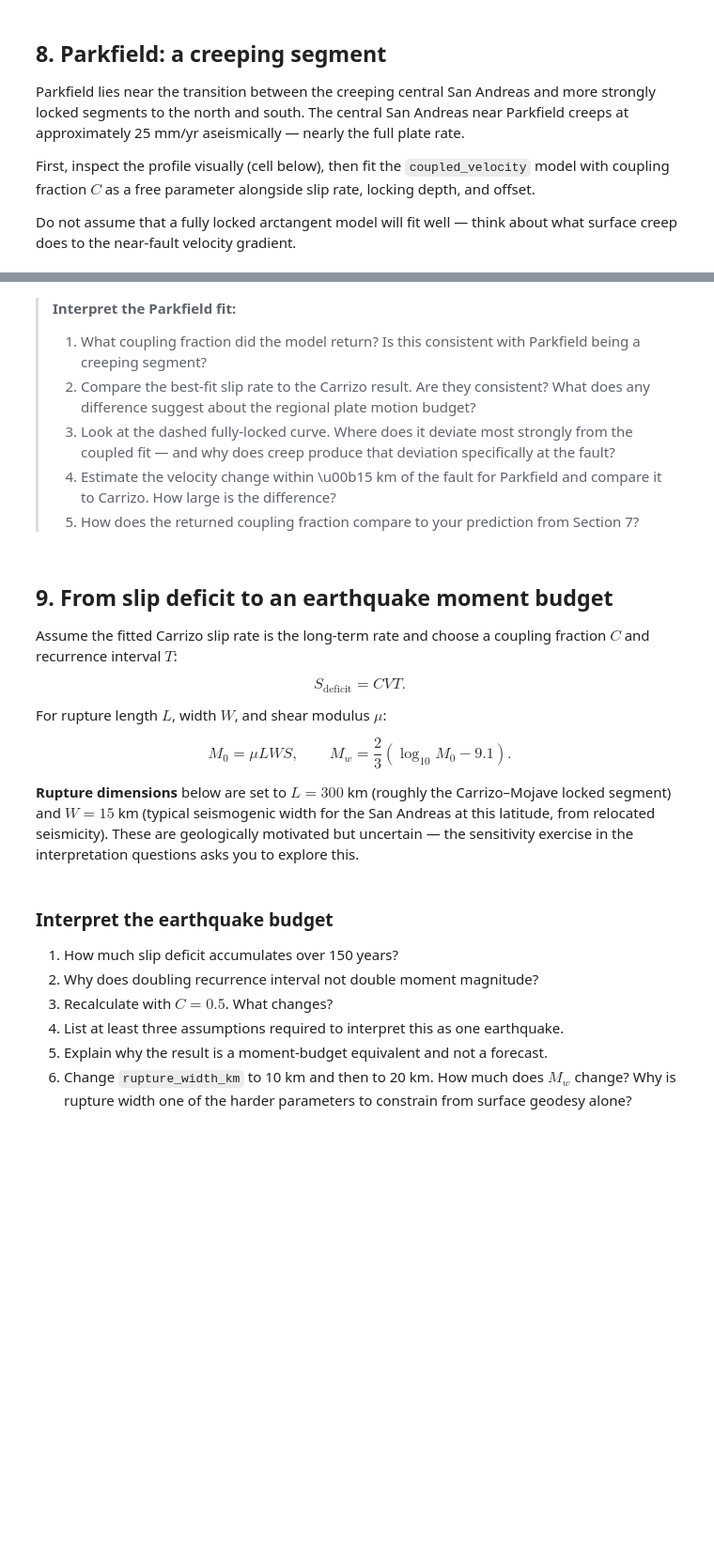
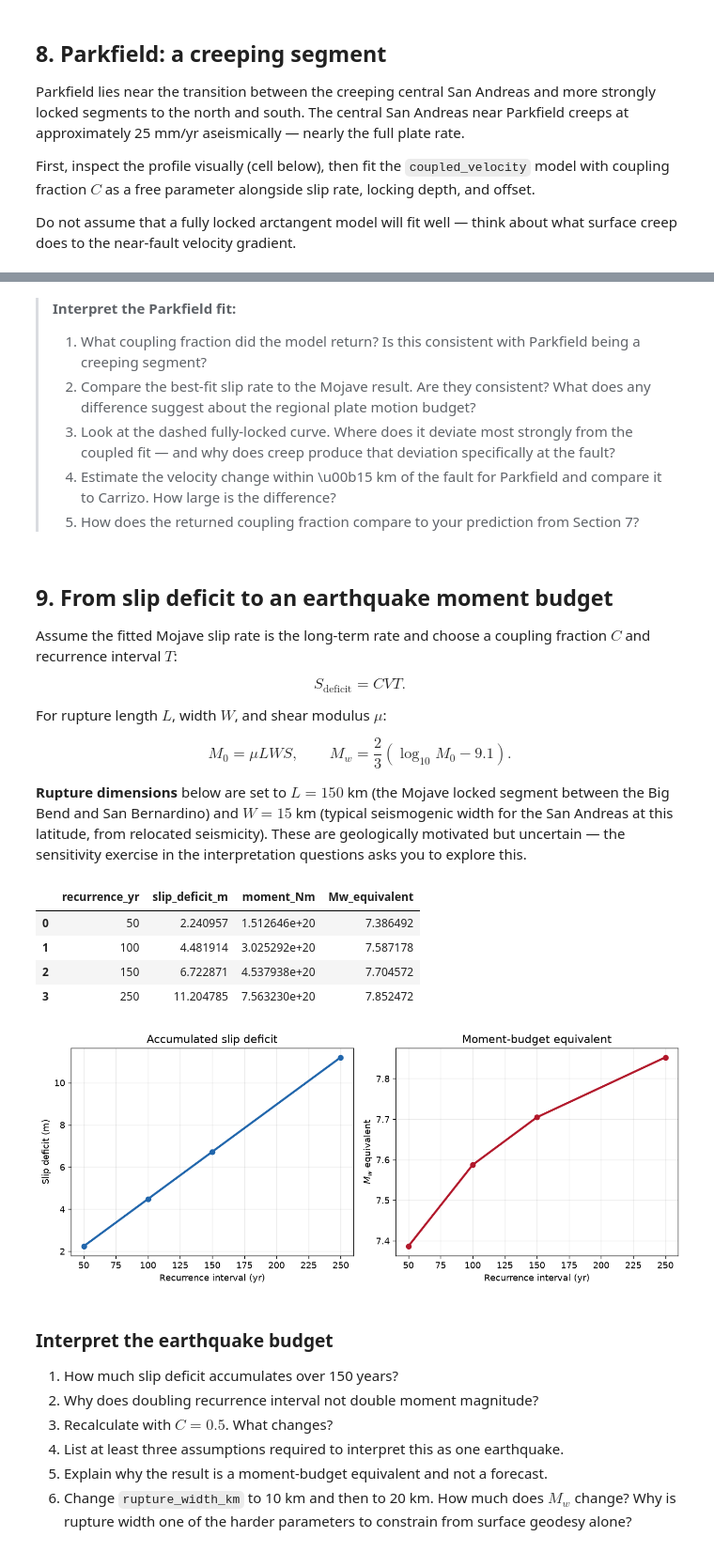
Before and after one commit to amtseismo/EPS166, a Jupyter notebook: notebooks/04_seismic_cycle.ipynb, the cells around one changed output, grey strips where cells are left out. Shown at 94% size. Drawn from its saved outputs; the diff is of its cells as text; code cells hidden in the pictures; blank space fills up the shorter version.

```diff
--- a/notebooks/04_seismic_cycle.ipynb
+++ b/notebooks/04_seismic_cycle.ipynb
@@ -573,14 +666,14 @@ plt.show()
 # %% [markdown]
 > **Interpret the Parkfield fit:**
 > 1. What coupling fraction did the model return? Is this consistent with Parkfield being a creeping segment?
-> 2. Compare the best-fit slip rate to the Carrizo result. Are they consistent? What does any difference suggest about the regional plate motion budget?
+> 2. Compare the best-fit slip rate to the Mojave result. Are they consistent? What does any difference suggest about the regional plate motion budget?
 > 3. Look at the dashed fully-locked curve. Where does it deviate most strongly from the coupled fit — and why does creep produce that deviation specifically at the fault?
 > 4. Estimate the velocity change within \u00b15 km of the fault for Parkfield and compare it to Carrizo. How large is the difference?
 > 5. How does the returned coupling fraction compare to your prediction from Section 7?
 # %% [markdown]
 ## 9. From slip deficit to an earthquake moment budget
 
-Assume the fitted Carrizo slip rate is the long-term rate and choose a coupling fraction $C$ and recurrence interval $T$:
+Assume the fitted Mojave slip rate is the long-term rate and choose a coupling fraction $C$ and recurrence interval $T$:
 
 $$
 S_{\text{deficit}} = C V T.
@@ -594,36 +687,43 @@ M_0 = \mu L W S,
 M_w = \frac{2}{3}\left(\log_{10} M_0 - 9.1\right).
 $$
 
-**Rupture dimensions** below are set to $L = 300$ km (roughly the Carrizo–Mojave locked segment) and $W = 15$ km (typical seismogenic width for the San Andreas at this latitude, from relocated seismicity). These are geologically motivated but uncertain — the sensitivity exercise in the interpretation questions asks you to explore this.
+**Rupture dimensions** below are set to $L = 150$ km (the Mojave locked segment between the Big Bend and San Bernardino) and $W = 15$ km (typical seismogenic width for the San Andreas at this latitude, from relocated seismicity). These are geologically motivated but uncertain — the sensitivity exercise in the interpretation questions asks you to explore this.
 # %%
 coupling = 1.0
 recurrence_years = np.array([50, 100, 150, 250])
-rupture_length_km = 300.0   # km — length of the Carrizo–Mojave locked segment
+rupture_length_km = 150.0   # km — length of the Mojave locked segment
 rupture_width_km  =  15.0   # km — seismogenic width; try 10 and 20 to test sensitivity
 shear_modulus_pa  =  30e9   # Pa — typical crustal shear modulus
 
 slip_deficit_m = coupling * (V_fit * 1e-3) * recurrence_years
 area_m2 = rupture_length_km*1e3 * rupture_width_km*1e3
 moment_nm = shear_modulus_pa * area_m2 * slip_deficit_m
 mw = (2/3) * (np.log10(moment_nm) - 9.1)
 
 budget = pd.DataFrame({
     "recurrence_yr": recurrence_years,
     "slip_deficit_m": slip_deficit_m,
     "moment_Nm": moment_nm,
     "Mw_equivalent": mw,
 })
 display(budget)
 
 fig, axes = plt.subplots(1, 2, figsize=(11, 4.5))
 axes[0].plot(recurrence_years, slip_deficit_m, "o-", color="#2166ac", lw=2.5)
 axes[0].set(xlabel="Recurrence interval (yr)", ylabel="Slip deficit (m)",
             title="Accumulated slip deficit")
 axes[1].plot(recurrence_years, mw, "o-", color="#b2182b", lw=2.5)
 axes[1].set(xlabel="Recurrence interval (yr)", ylabel="$M_w$ equivalent",
             title="Moment-budget equivalent")
 plt.tight_layout()
 plt.show()
+# %% [output]
+|  | recurrence_yr | slip_deficit_m | moment_Nm | Mw_equivalent |
+| 0 | 50 | 2.240957 | 1.512646e+20 | 7.386492 |
+| 1 | 100 | 4.481914 | 3.025292e+20 | 7.587178 |
+| 2 | 150 | 6.722871 | 4.537938e+20 | 7.704572 |
+| 3 | 250 | 11.204785 | 7.563230e+20 | 7.852472 |
+[figure, added]
 # %% [markdown]
 ### Interpret the earthquake budget
 
```
Also changed, not shown: parts of 18 cells of this notebook.
